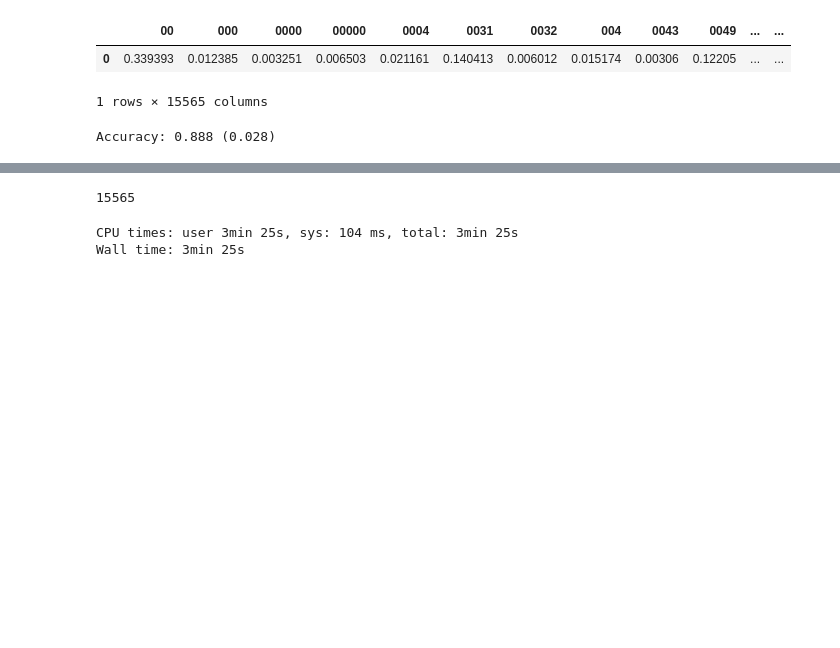
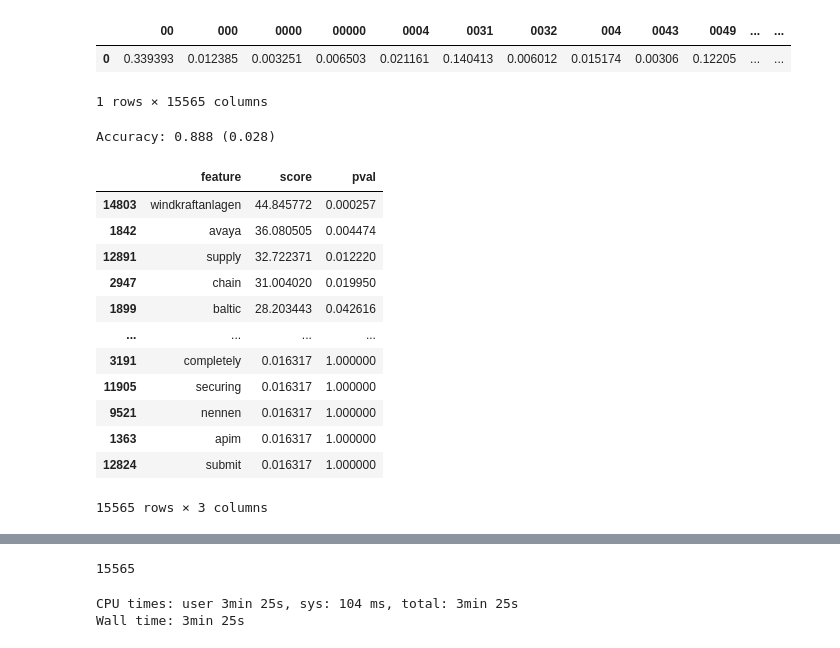
Before and after one commit to realjanpaulus/industryhtml, a Jupyter notebook: notebooks/test.ipynb, the cells around one changed output, grey strips where cells are left out. Cells and saved outputs as stored; diff of their text form; code cells hidden in the pictures; blank space fills up the shorter version.

```diff
--- a/notebooks/test.ipynb
+++ b/notebooks/test.ipynb
@@ -93,7 +93,7 @@ from sklearn.pipeline import Pipeline
 from sklearn.svm import LinearSVC
 from sklearn.feature_extraction.text import TfidfVectorizer
 # %%
-USECOLS = ["text", "group_representative_label"]
+USECOLS = ["text", "group_representative_label", "meta"]
 DATA_DIR_PATH = "../data/"
 TRAIN_PATH_CSV = DATA_DIR_PATH + "ctrain" +".csv"
 TEST_PATH_CSV = DATA_DIR_PATH + "ctest" + ".csv"
@@ -114,3 +114,35 @@ y_test_labels = test[CLASS_NAMES]
 
 vectorizer = TfidfVectorizer()
 X_train = vectorizer.fit_transform(X_train)
+# %%
+from sklearn.feature_selection import SelectKBest
+from sklearn.feature_selection import chi2
+
+X = X_train
+y = y_train
+
+# Select 10 features with highest chi-squared statistics
+chi2_selector = SelectKBest(chi2, k=10)
+chi2_selector.fit(X, y)
+
+# Look at scores returned from the selector for each feature
+chi2_scores = pd.DataFrame(list(zip(vectorizer.get_feature_names(),
+                                    chi2_selector.scores_,
+                                    chi2_selector.pvalues_)),
+                                       columns=['feature', 'score', 'pval'])
+# %%
+chi2_scores.sort_values(by="score", ascending=False)
+# %% [output]
+|  | feature | score | pval |
+| 14803 | windkraftanlagen | 44.845772 | 0.000257 |
+| 1842 | avaya | 36.080505 | 0.004474 |
+| 12891 | supply | 32.722371 | 0.012220 |
+| 2947 | chain | 31.004020 | 0.019950 |
+| 1899 | baltic | 28.203443 | 0.042616 |
+| ... | ... | ... | ... |
+| 3191 | completely | 0.016317 | 1.000000 |
+| 11905 | securing | 0.016317 | 1.000000 |
+| 9521 | nennen | 0.016317 | 1.000000 |
+| 1363 | apim | 0.016317 | 1.000000 |
+| 12824 | submit | 0.016317 | 1.000000 |
+15565 rows × 3 columns
```
Also changed, not shown: parts of 5 cells of this notebook, 4 other files.
